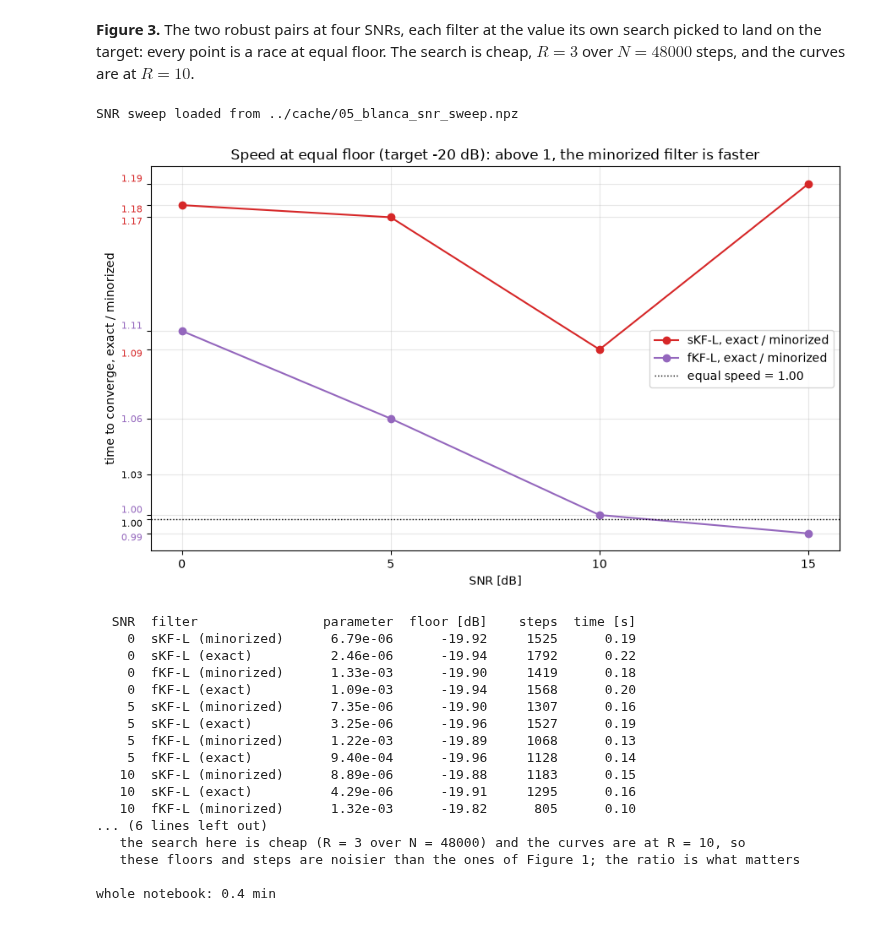
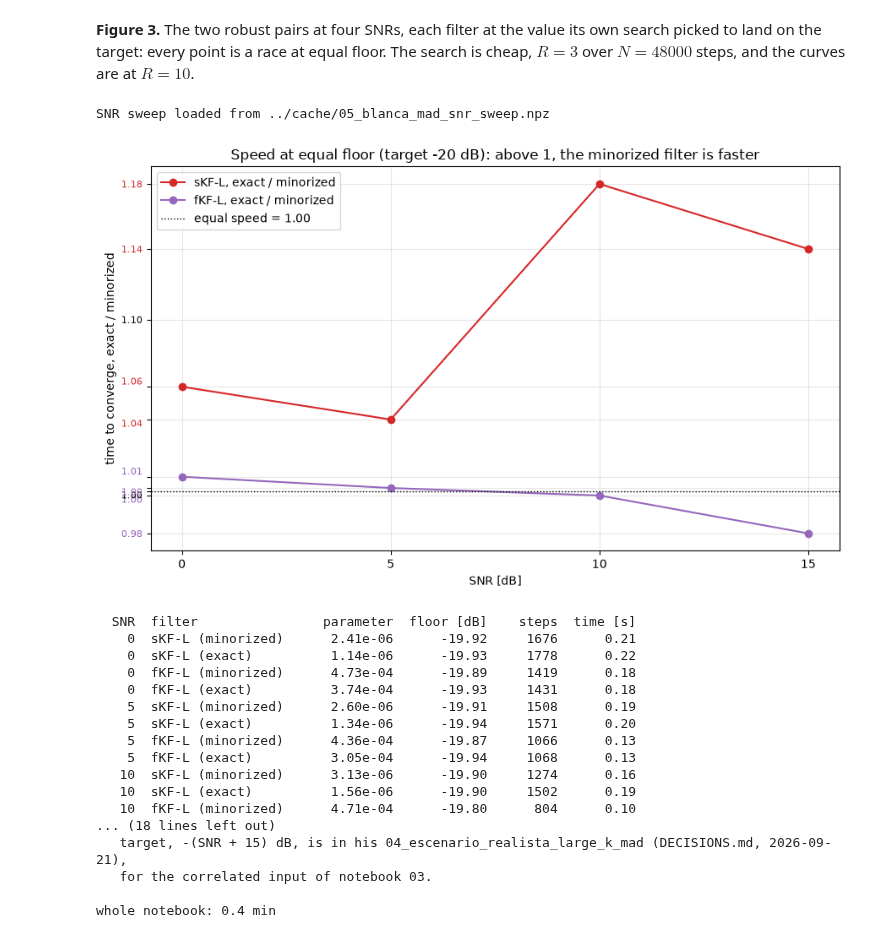
Before and after one commit to Ramirouf/INRS-bayes-adaptive-filters, a Jupyter notebook: notebooks/05_entrada_blanca.ipynb, the cells around one changed output. Drawn from its saved outputs; the diff is of its cells as text; code cells hidden in the pictures.

```diff
--- a/notebooks/05_entrada_blanca.ipynb
+++ b/notebooks/05_entrada_blanca.ipynb
@@ -329,6 +351,7 @@ def fKF_L_minorized(n, x, d, w0, parameters):
     x_t = np.zeros(M)                                  # x_t, window with the last M samples
     w_hist = np.zeros((n, M))                          # weights at every step
     e = np.zeros((n,))                                 # e_t, prediction error at every step
+    sigma_hist = np.zeros((n,))                        # sigma_t at every step, only for k_t
     gain_hist = np.zeros((n,))                         # gain on x_t e_t at every step
 
     for k in range(n):
@@ -342,8 +365,9 @@ def fKF_L_minorized(n, x, d, w0, parameters):
             gain = v/(b_eta*abs(e[k]) + v*power)       # g = v / (b_eta |e_t| + v ||x_t||^2)
             w = w + gain*x_t*e[k]                      # w = w + g x_t e_t
             gain_hist[k] = gain
+            sigma_hist[k] = np.sqrt(v*power)           # sigma_t = sqrt(v ||x_t||^2), for k_t only
 
-    return {"w_hist": w_hist, "e": e, "gain_hist": gain_hist}
+    return {"w_hist": w_hist, "e": e, "gain_hist": gain_hist, "sigma": sigma_hist}
 
 
 print("fKF-L (minorized) ready")
@@ -371,6 +395,7 @@ def fKF_L_exact(n, x, d, w0, parameters):
     x_t = np.zeros(M)                                  # x_t, window with the last M samples
     w_hist = np.zeros((n, M))                          # weights at every step
     e = np.zeros((n,))                                 # e_t, prediction error at every step
+    sigma_hist = np.zeros((n,))                        # sigma_t at every step, only for k_t
     gain_hist = np.zeros((n,))                         # gain on x_t e_t at every step
 
     for k in range(n):
@@ -401,8 +426,9 @@ def fKF_L_exact(n, x, d, w0, parameters):
             gain = v*Lambda/b_eta - np.sqrt(v)*Gamma/norm_x
             w = w + gain*x_t                           # w = w + (v L/b_eta - sqrt(v) G/||x||) x_t
             gain_hist[k] = gain/e[k]                   # the coefficient of x_t, over e_t
+            sigma_hist[k] = np.sqrt(v)*norm_x          # sigma_t = sqrt(v) ||x_t||, for k_t only
 
-    return {"w_hist": w_hist, "e": e, "gain_hist": gain_hist}
+    return {"w_hist": w_hist, "e": e, "gain_hist": gain_hist, "sigma": sigma_hist}
 
 
 print("fKF-L (exact) ready")
@@ -539,7 +565,9 @@ Each value is one point of a curve of floor against time to converge. **The curv
 # %%
 TARGET_DB = -20.0         # target floor: each filter's parameter is picked to land here
 DRIFT_DB = 0.5              # a settled run's third quarter sits at most this far above its floor
-CACHE_PREFIX = "../cache/05_blanca_"
+# sweep_filter only compares the grid, R and N, so the b_eta convention goes in the file name:
+# the runs with the old sqrt(v_eta/2) live in 05_blanca_*.npz and are never loaded here.
+CACHE_PREFIX = "../cache/05_blanca_mad_"
 
 # The three sKF filters sweep epsilon, the three fKF filters sweep v. Different parameters,
 # separate grids: two points per decade, one grid per family and noise assumption.
@@ -1134,7 +1244,7 @@ else:
         # generate_signals reads scale_gg off the globals, and the filters read var_eta and
         # b_eta, so this loop reassigns the three and puts them back afterwards.
         var_eta = P_signal/10**(SWEEP_SNR[row]/10)
-        b_eta = np.sqrt(var_eta/2)
+        b_eta = laplace_scale(var_eta)
         scale_gg = np.sqrt(var_eta/np.exp(gammaln(3/BETA) - gammaln(1/BETA)))
         parameters_skf = {"b_eta": b_eta, "var_theta_0": VAR_THETA_0}
         parameters_fkf = {"b_eta": b_eta}
@@ -1160,13 +1270,13 @@ else:
         print(f"   SNR {SWEEP_SNR[row]:.0f} dB done   [{time.time() - start:.0f} s]")
 
     var_eta = P_signal/10**(SNR_DB/10)     # back to the scenario of section 2
-    b_eta = np.sqrt(var_eta/2)
+    b_eta = laplace_scale(var_eta)
     scale_gg = np.sqrt(var_eta/np.exp(gammaln(3/BETA) - gammaln(1/BETA)))
     np.savez(SNR_CACHE, values=snr_values, floors=snr_floors, steps=snr_steps, best=snr_best)
     print(f"SNR sweep done in {(time.time() - start)/60:.1f} min, saved to {SNR_CACHE}")
     print(f"var_eta back to {var_eta:.4e}, the value section 2 printed")
 # %% [output]
-SNR sweep loaded from ../cache/05_blanca_snr_sweep.npz
+SNR sweep loaded from ../cache/05_blanca_mad_snr_sweep.npz
 # %%
 # Ratio of times at equal floor, one curve per family. Columns 0 and 1 are the sKF-L pair,
 # columns 2 and 3 the fKF-L pair, in the order of ROBUST.
@@ -1197,48 +1307,71 @@ ax.set_ylabel("time to converge, exact / minorized")
 ax.set_title(f"Speed at equal floor (target {TARGET_DB:.0f} dB): above 1, the minorized filter is faster")
 ax.legend()
 ax.grid(alpha=0.3)
 add_ticks(ax, "y", levels, colours_y, 2, 0.02)
 plt.tight_layout()
 plt.show()
 
 print(f"{'SNR':>5}  {'filter':<20}{'parameter':>11}{'floor [dB]':>12}{'steps':>9}{'time [s]':>10}")
 for row in range(len(SWEEP_SNR)):
     for column in range(len(ROBUST)):
         name = ROBUST[column][0]
         value, floor, steps = snr_values[row, column], snr_floors[row, column], snr_steps[row, column]
         value_text = "-" if np.isnan(value) else f"{value:.2e}"
         steps_text = "-" if steps < 0 else str(steps)
         time_text = "-" if steps < 0 else f"{steps/FS:.2f}"
         note = "" if steps > 0 else f"  deepest settled floor {snr_best[row, column]:+.2f} dB"
         print(f"{SWEEP_SNR[row]:>5.0f}  {name:<20}{value_text:>11}{floor:>12.2f}"
               f"{steps_text:>9}{time_text:>10}{note}")
 
 print()
 if missing:
     print("   no ratio at: " + ", ".join(missing))
     print("   at those SNRs the target sits outside the floors the grid reaches, so the")
     print("   interpolation has nothing to land on and the point is left out of the figure.")
     print("   Compare the target with the deepest settled floor printed on each of those rows:")
     print("   if that floor is above the target, no value of the parameter gets there at all.")
 print("   the search here is cheap (R = 3 over N = 48000) and the curves are at R = 10, so")
 print("   these floors and steps are noisier than the ones of Figure 1; the ratio is what matters")
+# The same sweep before issue #9, with b_eta = sqrt(v_eta/2): steps of the four robust filters,
+# one row per SNR in the order of SWEEP_SNR, one column per entry of ROBUST (commit db4b3a9).
+OLD_SNR_STEPS = np.array([[1525, 1792, 1419, 1568],
+                          [1307, 1527, 1068, 1128],
+                          [1183, 1295, 805, 807],
+                          [915, 1086, 644, 639]])
+print()
+print(f"{'SNR':>5}{'sKF-L, old':>12}{'sKF-L, new':>12}{'fKF-L, old':>12}{'fKF-L, new':>12}"
+      "   (exact / minorized steps)")
+for row in range(len(SWEEP_SNR)):
+    ratios = []
+    for minorized_column, exact_column in [(0, 1), (2, 3)]:
+        ratios.append(OLD_SNR_STEPS[row, exact_column]/OLD_SNR_STEPS[row, minorized_column])
+        steps_min, steps_exact = snr_steps[row, minorized_column], snr_steps[row, exact_column]
+        ratios.append(steps_exact/steps_min if steps_min > 0 and steps_exact > 0 else np.nan)
+    print(f"{SWEEP_SNR[row]:>5.0f}" + "".join(f"{ratio:>12.2f}" for ratio in ratios))
+
+print()
+print("   caveat: the target is -20 dB at every SNR. As the parameter grows both filters of a family")
+print("   tend to the same NLMS floor, about -SNR dB, so a fixed target sits closer to where they")
+print("   coincide the higher the SNR, and that alone pushes the ratio towards 1. Ramiro's moving")
+print("   target, -(SNR + 15) dB, is in his 04_escenario_realista_large_k_mad (DECISIONS.md, 2026-09-21),")
+print("   for the correlated input of notebook 03.")
 print(f"\nwhole notebook: {(time.time() - NOTEBOOK_START)/60:.1f} min")
 # %% [output]
-[figure, old version]
+[figure, new version]
   SNR  filter                parameter  floor [dB]    steps  time [s]
-    0  sKF-L (minorized)      6.79e-06      -19.92     1525      0.19
-    0  sKF-L (exact)          2.46e-06      -19.94     1792      0.22
-    0  fKF-L (minorized)      1.33e-03      -19.90     1419      0.18
-    0  fKF-L (exact)          1.09e-03      -19.94     1568      0.20
-    5  sKF-L (minorized)      7.35e-06      -19.90     1307      0.16
-    5  sKF-L (exact)          3.25e-06      -19.96     1527      0.19
-    5  fKF-L (minorized)      1.22e-03      -19.89     1068      0.13
-    5  fKF-L (exact)          9.40e-04      -19.96     1128      0.14
-   10  sKF-L (minorized)      8.89e-06      -19.88     1183      0.15
-   10  sKF-L (exact)          4.29e-06      -19.91     1295      0.16
-   10  fKF-L (minorized)      1.32e-03      -19.82      805      0.10
-... (6 lines left out)
-   the search here is cheap (R = 3 over N = 48000) and the curves are at R = 10, so
-   these floors and steps are noisier than the ones of Figure 1; the ratio is what matters
+    0  sKF-L (minorized)      2.41e-06      -19.92     1676      0.21
+    0  sKF-L (exact)          1.14e-06      -19.93     1778      0.22
+    0  fKF-L (minorized)      4.73e-04      -19.89     1419      0.18
+    0  fKF-L (exact)          3.74e-04      -19.93     1431      0.18
+    5  sKF-L (minorized)      2.60e-06      -19.91     1508      0.19
+    5  sKF-L (exact)          1.34e-06      -19.94     1571      0.20
+    5  fKF-L (minorized)      4.36e-04      -19.87     1066      0.13
+    5  fKF-L (exact)          3.05e-04      -19.94     1068      0.13
+   10  sKF-L (minorized)      3.13e-06      -19.90     1274      0.16
+   10  sKF-L (exact)          1.56e-06      -19.90     1502      0.19
+   10  fKF-L (minorized)      4.71e-04      -19.80      804      0.10
+... (18 lines left out)
+   target, -(SNR + 15) dB, is in his 04_escenario_realista_large_k_mad (DECISIONS.md, 2026-09-21),
+   for the correlated input of notebook 03.
 
 whole notebook: 0.4 min
```
Also changed, not shown: parts of 16 cells of this notebook.
